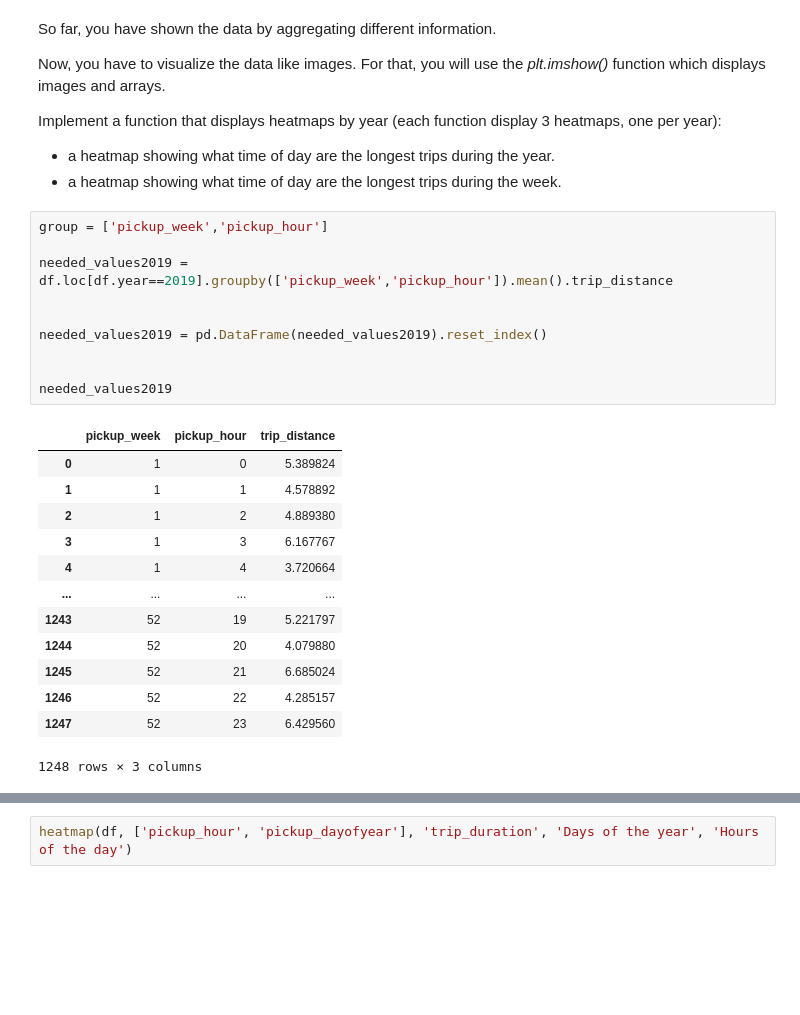
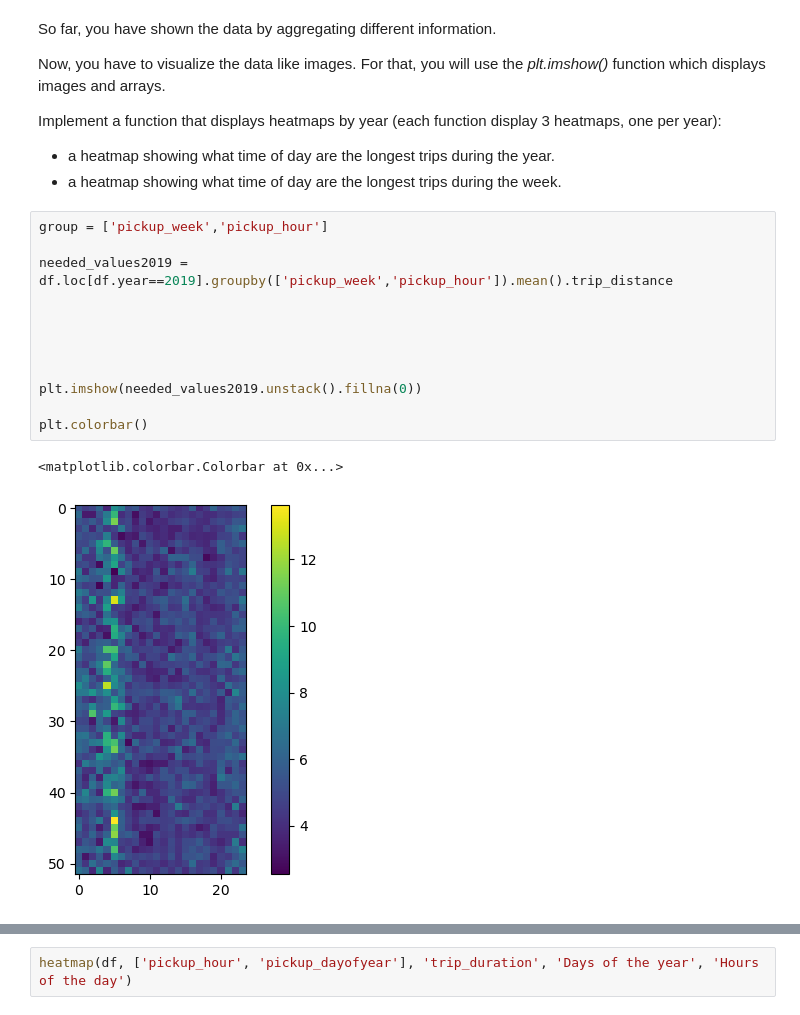
Before and after one commit to pau-torrente/DSUB_p1, a Jupyter notebook: AssignmentCode.ipynb, the cells around one changed output, grey strips where cells are left out. Cells and saved outputs as stored; diff of their text form; blank space fills up the shorter version.

```diff
--- a/AssignmentCode.ipynb
+++ b/AssignmentCode.ipynb
@@ -688,27 +588,18 @@ Implement a function that displays heatmaps by year (each function display 3 hea
 # %%
 group = ['pickup_week','pickup_hour']
 
 needed_values2019 = df.loc[df.year==2019].groupby(['pickup_week','pickup_hour']).mean().trip_distance
 
 
-needed_values2019 = pd.DataFrame(needed_values2019).reset_index()
 
 
-needed_values2019
+
+plt.imshow(needed_values2019.unstack().fillna(0))
+
+plt.colorbar()
 # %% [output]
-|  | pickup_week | pickup_hour | trip_distance |
-| 0 | 1 | 0 | 5.389824 |
-| 1 | 1 | 1 | 4.578892 |
-| 2 | 1 | 2 | 4.889380 |
-| 3 | 1 | 3 | 6.167767 |
-| 4 | 1 | 4 | 3.720664 |
-| ... | ... | ... | ... |
-| 1243 | 52 | 19 | 5.221797 |
-| 1244 | 52 | 20 | 4.079880 |
-| 1245 | 52 | 21 | 6.685024 |
-| 1246 | 52 | 22 | 4.285157 |
-| 1247 | 52 | 23 | 6.429560 |
-1248 rows × 3 columns
+<matplotlib.colorbar.Colorbar at 0x...>
+[figure, added]
 # %%
 import seaborn as sns
 
```
Also changed, not shown: parts of 11 cells of this notebook, 1 other file.
